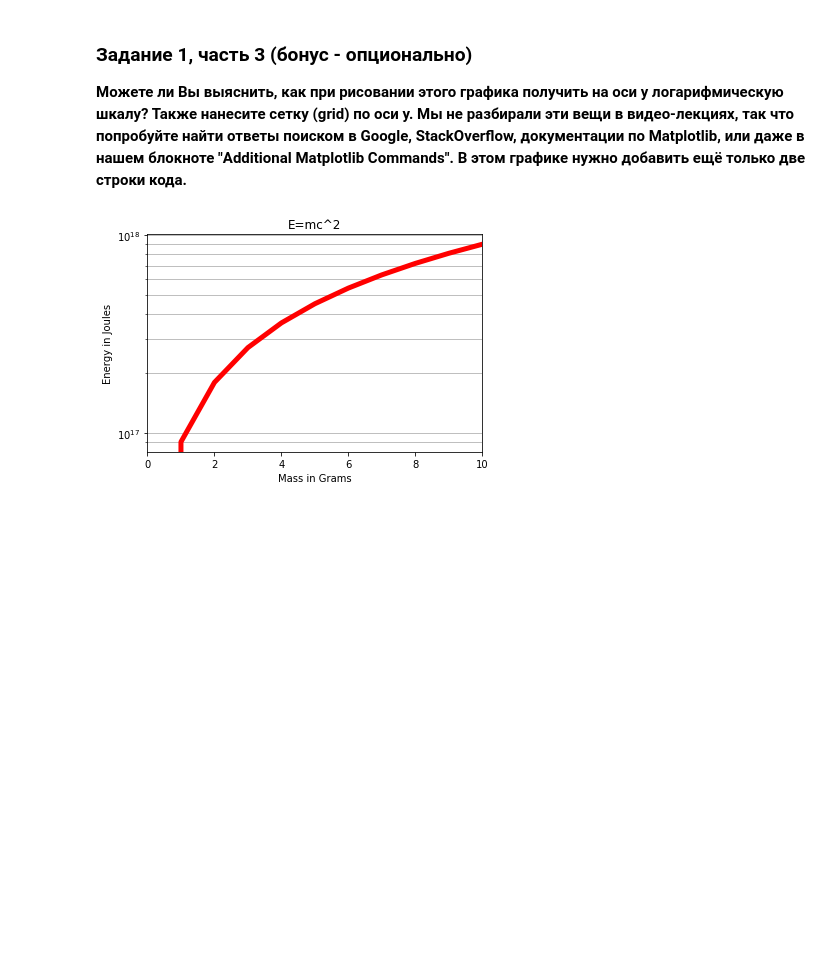
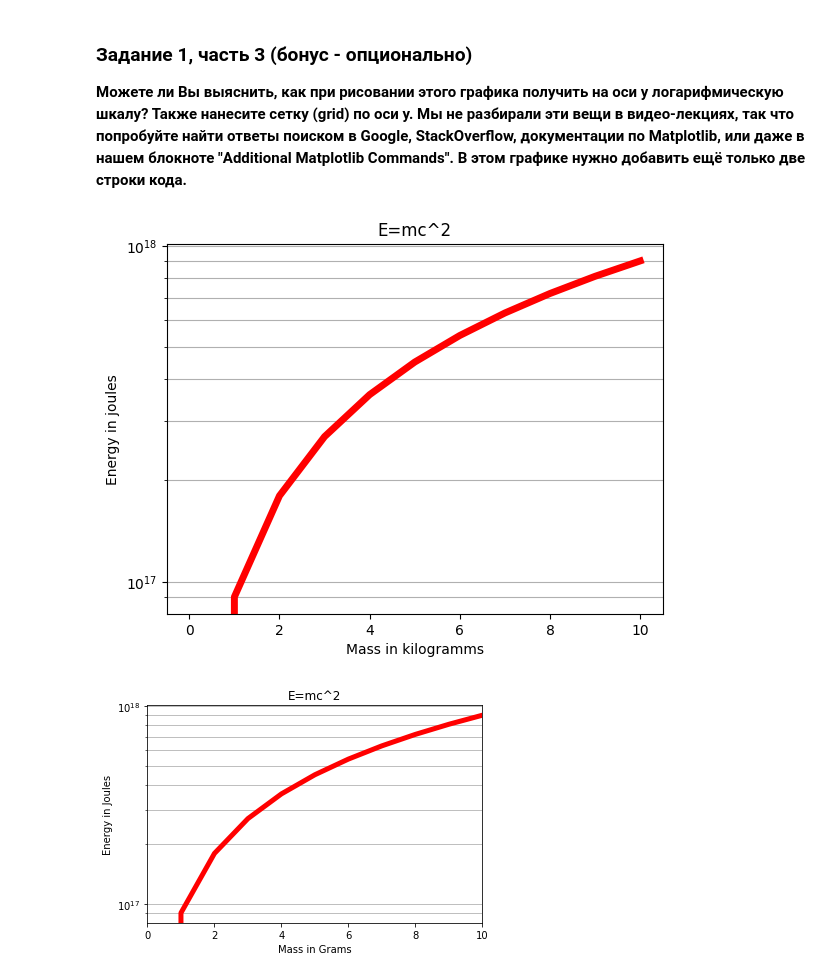
Before and after one commit to BaiQazaq/Qstem_quest_14, a Jupyter notebook: 3. Matplotlib/04_Matplotlib_Exercises.ipynb, the cells around one changed output. Drawn from its saved outputs; the diff is of its cells as text; code cells hidden in the pictures; blank space fills up the shorter version.

```diff
--- a/3. Matplotlib/04_Matplotlib_Exercises.ipynb
+++ b/3. Matplotlib/04_Matplotlib_Exercises.ipynb
@@ -71,3 +92,16 @@ $$E=mc^2$$
+# %%
+# ПИШИТЕ ВАШ КОД ЗДЕСЬ
+plt.plot(m, E, marker='', color='red', linewidth=5)
+plt.title('E=mc^2')
+plt.xlabel('Mass in kilogramms')
+plt.ylabel('Energy in joules')
+# Устанавливаем логарифмическую шкалу по оси y
+plt.yscale('log')
+# Добавляем сетку по оси y
+plt.grid(axis='y', which='both')
+plt.show()
+# %% [output]
+[figure, added]
 # %%
 # НЕ ЗАПУСКАЙТЕ ЯЧЕЙКУ НИЖЕ, ИНАЧЕ ГРАФИК ИСЧЕЗНЕТ!
 # %%
```
Also changed, not shown: parts of 15 cells of this notebook, 3 other files.
